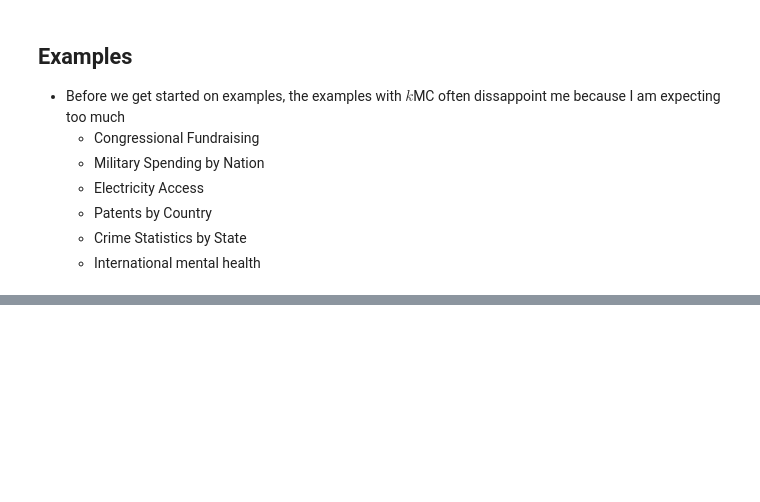
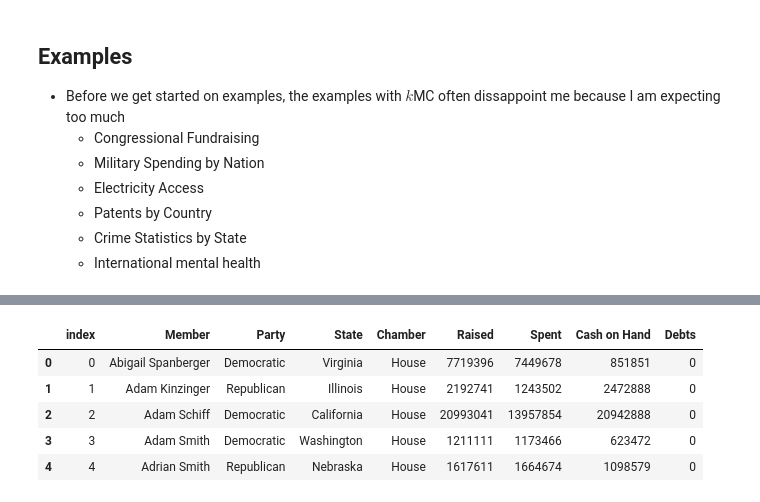
Before and after one commit to acb4rn/kMC, a Jupyter notebook: kmc.ipynb, the cells around one changed output, grey strips where cells are left out. Saved outputs shown, nothing was run; the diff lists cells and outputs as text; code cells hidden in the pictures; blank space fills up the shorter version.

```diff
--- a/kmc.ipynb
+++ b/kmc.ipynb
@@ -421,0 +442,11 @@ scree_plot = sns.lineplot(x=k_grid, y=SSE).set_title('Scree Plot') # Create scre
+# %%
+election['Raised'] = pd.to_numeric(election['Raised'])
+election['Spent'] = pd.to_numeric(election['Spent'])
+election.head()
+# %% [output]
+|  | index | Member | Party | State | Chamber | Raised | Spent | Cash on Hand | Debts |
+| 0 | 0 | Abigail Spanberger | Democratic | Virginia | House | 7719396 | 7449678 | 851851 | 0 |
+| 1 | 1 | Adam Kinzinger | Republican | Illinois | House | 2192741 | 1243502 | 2472888 | 0 |
+| 2 | 2 | Adam Schiff | Democratic | California | House | 20993041 | 13957854 | 20942888 | 0 |
+| 3 | 3 | Adam Smith | Democratic | Washington | House | 1211111 | 1173466 | 623472 | 0 |
+| 4 | 4 | Adrian Smith | Republican | Nebraska | House | 1617611 | 1664674 | 1098579 | 0 |
```
Also changed, not shown: parts of 7 cells of this notebook.
